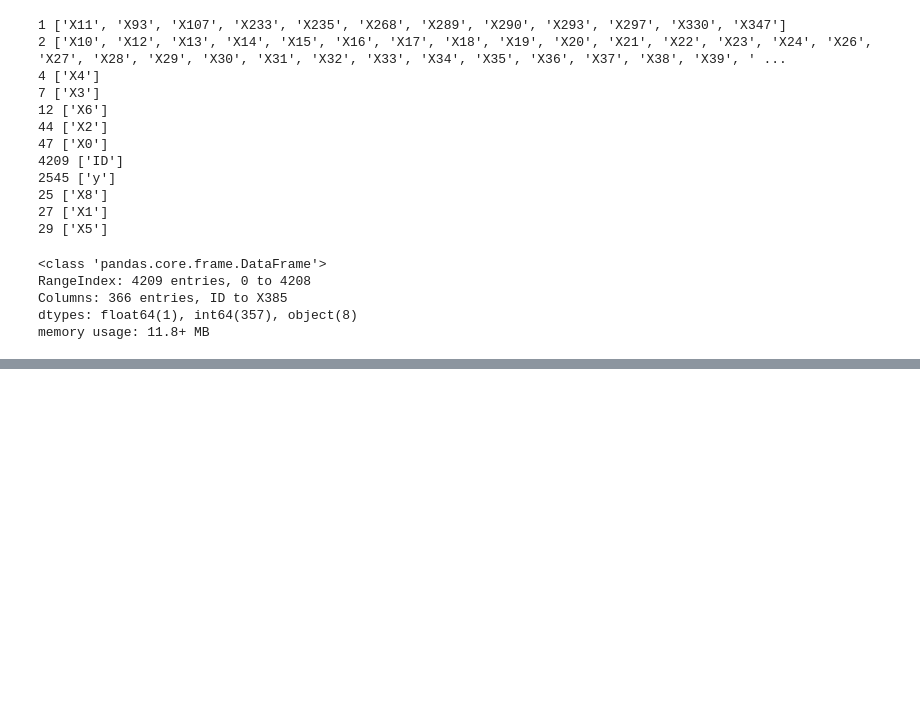
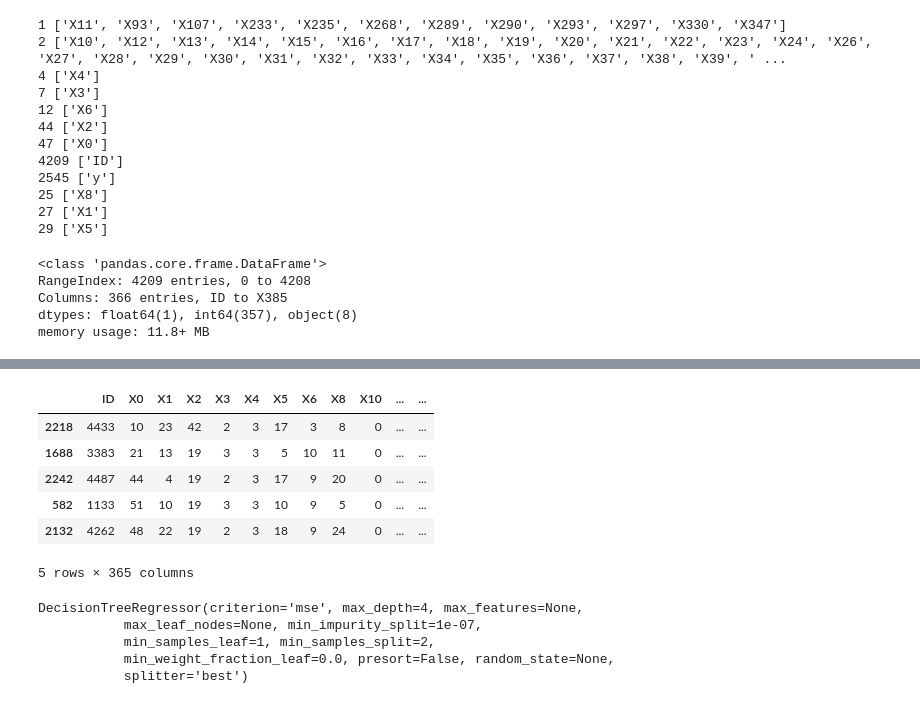
Before and after one commit to fridayguo/kaggle_start, a Jupyter notebook: car/car_note.ipynb, the cells around one changed output, grey strips where cells are left out. Drawn from its saved outputs; the diff is of its cells as text; code cells hidden in the pictures; blank space fills up the shorter version.

```diff
--- a/car/car_note.ipynb
+++ b/car/car_note.ipynb
@@ -106,0 +149,50 @@ for var in ['X1','X2']:
+# %%
+from sklearn.preprocessing import LabelEncoder
+#categorical_features = ["X0", "X1", "X2", "X3", "X4", "X5", "X6", "X8"]
+#for f in categorical_features:
+ #       lbl = LabelEncoder()
+ #       lbl.fit(list(train_df[f].values))
+ #       train_df[f] = lbl.transform(list(train_df[f].values))
+#train_df.head()
+
+for col in train_df.columns:
+    if train_df[col].dtype == 'object':
+        lbl = LabelEncoder()
+        lbl.fit(list(train_df[col].values) + list(test_df[col].values))
+        train_df[col] = lbl.transform(list(train_df[col].values))
+        test_df[col] = lbl.transform(list(test_df[col].values))
+# %%
+from sklearn.model_selection import train_test_split
+
+
+X = train_df.drop(['y'], axis=1)
+y = train_df['y']
+
+#test_df = test_df.drop(['ID'], axis=1)
+
+X_train, X_eval, y_train, y_eval = train_test_split(X, y, test_size=0.33, random_state=42)
+X_train.head()
+# %% [output]
+|  | ID | X0 | X1 | X2 | X3 | X4 | X5 | X6 | X8 | X10 | ... | ... |
+| 2218 | 4433 | 10 | 23 | 42 | 2 | 3 | 17 | 3 | 8 | 0 | ... | ... |
+| 1688 | 3383 | 21 | 13 | 19 | 3 | 3 | 5 | 10 | 11 | 0 | ... | ... |
+| 2242 | 4487 | 44 | 4 | 19 | 2 | 3 | 17 | 9 | 20 | 0 | ... | ... |
+| 582 | 1133 | 51 | 10 | 19 | 3 | 3 | 10 | 9 | 5 | 0 | ... | ... |
+| 2132 | 4262 | 48 | 22 | 19 | 2 | 3 | 18 | 9 | 24 | 0 | ... | ... |
+5 rows × 365 columns
+# %%
+from sklearn.tree import DecisionTreeRegressor
+# Fit regression model
+dtr = DecisionTreeRegressor(max_depth=4)
+dtr.fit(X_train, y_train)
+dtr
+
+# Predict
+#X_test = np.arange(0.0, 5.0, 0.01)[:, np.newaxis]
+#y_1 = regr_1.predict(X_test)
+# %% [output]
+DecisionTreeRegressor(criterion='mse', max_depth=4, max_features=None,
+           max_leaf_nodes=None, min_impurity_split=1e-07,
+           min_samples_leaf=1, min_samples_split=2,
+           min_weight_fraction_leaf=0.0, presort=False, random_state=None,
+           splitter='best')
```
Also changed, not shown: parts of 13 cells of this notebook, 1 other file.
